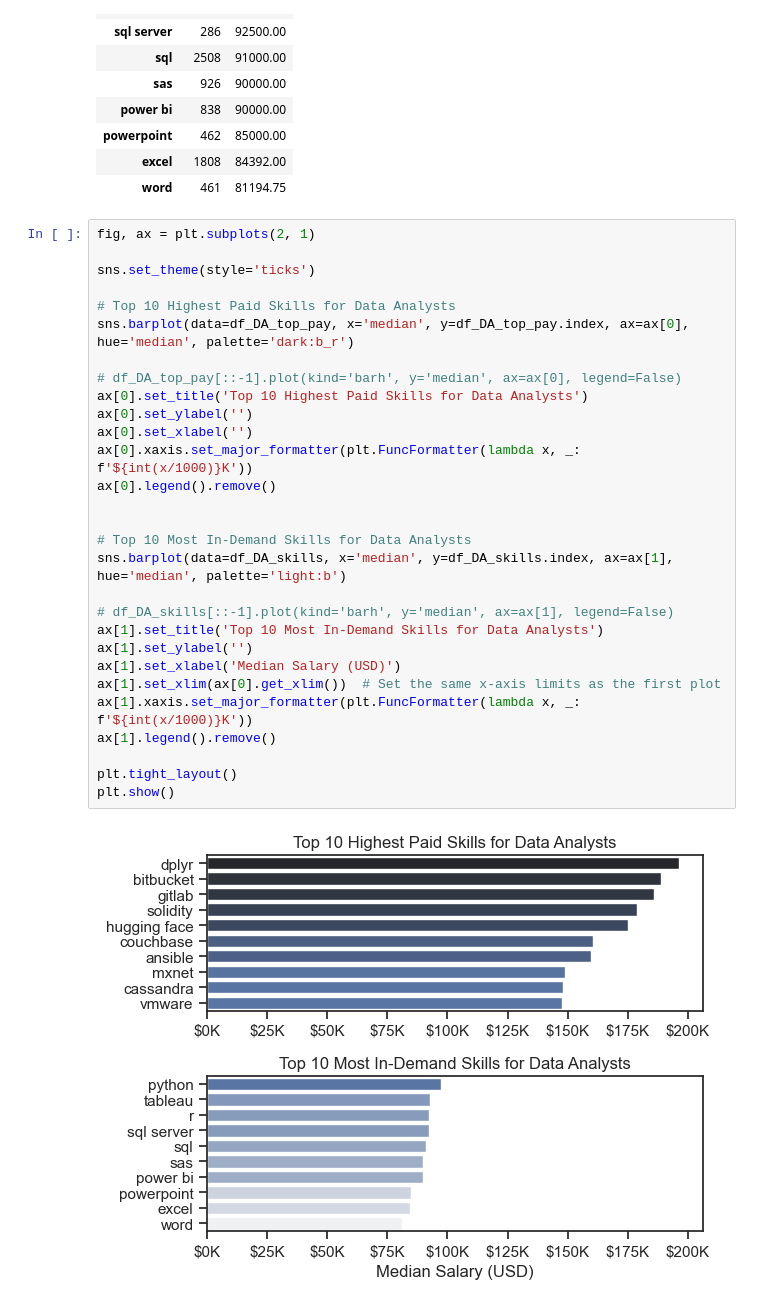
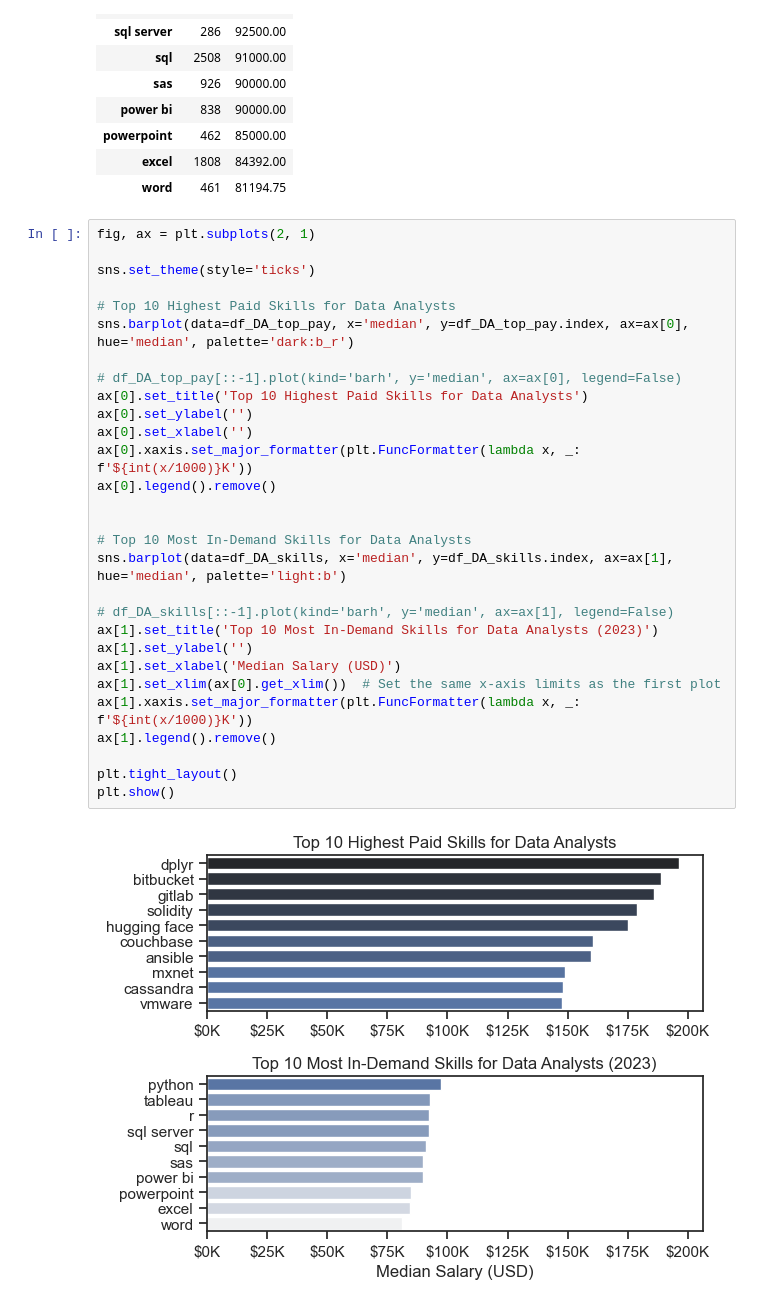
Before and after one commit to YohanaTariku1/Python_Data_Project, a Jupyter notebook: 2_Project/4_Salary_Analysis.ipynb, the cells around one changed output. Drawn from its saved outputs; the diff is of its cells as text.

```diff
--- a/2_Project/4_Salary_Analysis.ipynb
+++ b/2_Project/4_Salary_Analysis.ipynb
@@ -126,31 +126,31 @@ df_DA_skills
 # %%
 fig, ax = plt.subplots(2, 1)
 
 sns.set_theme(style='ticks')
 
 # Top 10 Highest Paid Skills for Data Analysts
 sns.barplot(data=df_DA_top_pay, x='median', y=df_DA_top_pay.index, ax=ax[0], hue='median', palette='dark:b_r')
 
 # df_DA_top_pay[::-1].plot(kind='barh', y='median', ax=ax[0], legend=False)
 ax[0].set_title('Top 10 Highest Paid Skills for Data Analysts')
 ax[0].set_ylabel('')
 ax[0].set_xlabel('')
 ax[0].xaxis.set_major_formatter(plt.FuncFormatter(lambda x, _: f'${int(x/1000)}K'))
 ax[0].legend().remove()
 
 
 # Top 10 Most In-Demand Skills for Data Analysts
 sns.barplot(data=df_DA_skills, x='median', y=df_DA_skills.index, ax=ax[1], hue='median', palette='light:b')
 
 # df_DA_skills[::-1].plot(kind='barh', y='median', ax=ax[1], legend=False)
-ax[1].set_title('Top 10 Most In-Demand Skills for Data Analysts')
+ax[1].set_title('Top 10 Most In-Demand Skills for Data Analysts (2023)')
 ax[1].set_ylabel('')
 ax[1].set_xlabel('Median Salary (USD)')
 ax[1].set_xlim(ax[0].get_xlim())  # Set the same x-axis limits as the first plot
 ax[1].xaxis.set_major_formatter(plt.FuncFormatter(lambda x, _: f'${int(x/1000)}K'))
 ax[1].legend().remove()
 
 plt.tight_layout()
 plt.show()
 # %% [output]
-[figure, old version]
+[figure, new version]
```
Also changed, not shown: parts of 1 cell of this notebook, 10 other files.
